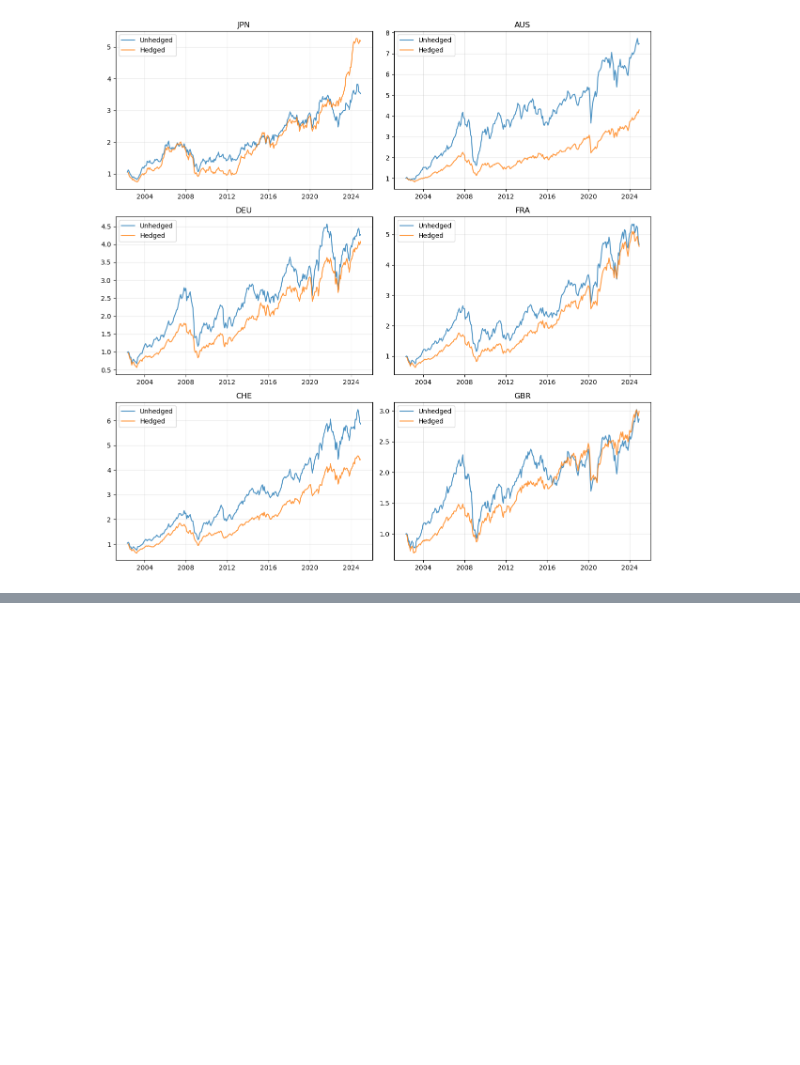
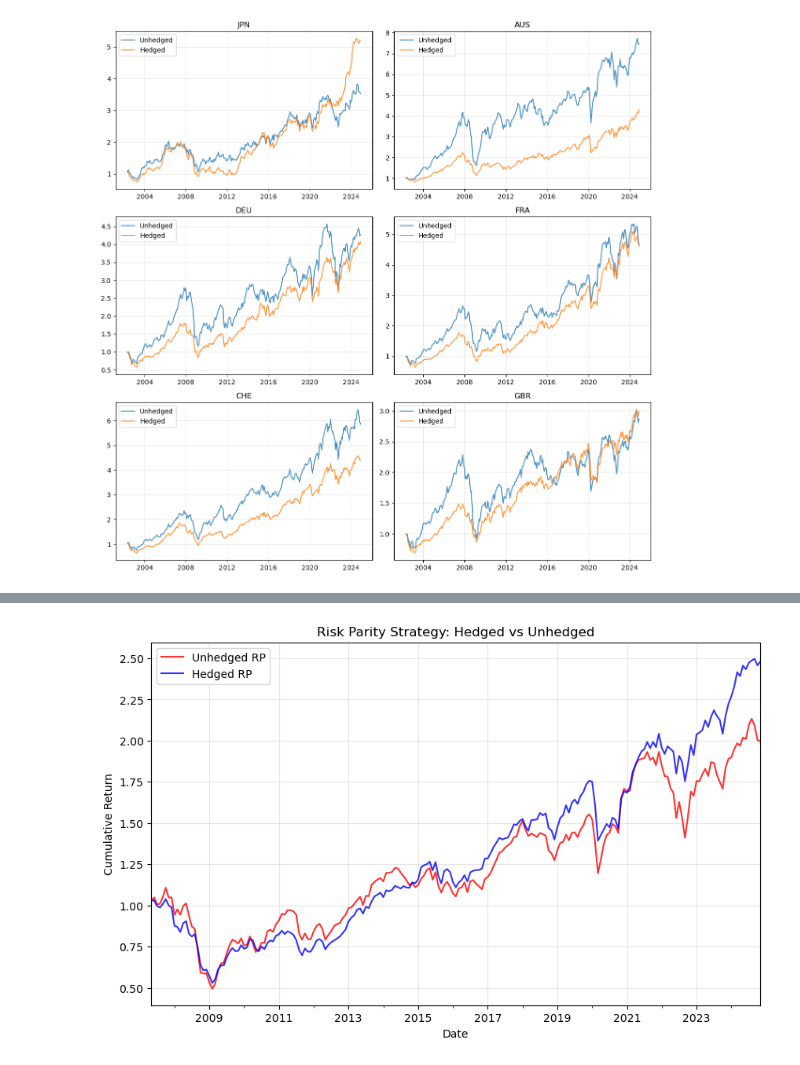
Before and after one commit to R4ff67/Investments, a Jupyter notebook: Q3-retry.ipynb, the cells around one changed output, grey strips where cells are left out. Cells and saved outputs as stored; diff of their text form; code cells hidden in the pictures; blank space fills up the shorter version.

```diff
--- a/Q3-retry.ipynb
+++ b/Q3-retry.ipynb
@@ -835,0 +521,32 @@ hedged_returns.to_csv("results/DIV/hedged_idx_returns_usd.csv", index=True, head
+# %%
+# Risk Parity function
+def risk_parity_strategy(returns_df, window=60):
+    vol_rolling = returns_df.rolling(window=window, min_periods=window).std()
+    inv_vol = 1.0 / vol_rolling
+    inv_vol.replace([np.inf, -np.inf], np.nan, inplace=True)
+    total_inv_vol = inv_vol.sum(axis=1)
+    weights = inv_vol.div(total_inv_vol, axis=0)
+    lagged_weights = weights.shift(1)
+    portfolio_rets = (lagged_weights * returns_df).sum(axis=1)
+    return portfolio_rets, weights
+
+# Calculate risk parity returns
+rp_unhedged, weights_unhedged = risk_parity_strategy(idx_returns)
+rp_hedged, weights_hedged = risk_parity_strategy(currency_hedged_index_return)
+
+# Remove first 5 years
+rp_unhedged = rp_unhedged[rp_unhedged.index >= '2007-05']
+rp_hedged = rp_hedged[rp_hedged.index >= '2007-05']
+
+# Plot cumulative returns
+plt.figure(figsize=(10, 6))
+(1 + rp_unhedged).cumprod().plot(label='Unhedged RP', color='red', alpha=0.8)
+(1 + rp_hedged).cumprod().plot(label='Hedged RP', color='blue', alpha=0.8)
+plt.legend()
+plt.xlabel('Date')
+plt.ylabel('Cumulative Return')
+plt.title('Risk Parity Strategy: Hedged vs Unhedged')
+plt.grid(True, alpha=0.3)
+plt.show()
+# %% [output]
+[figure, added]
```
Also changed, not shown: parts of 23 cells of this notebook, 4 other files.
